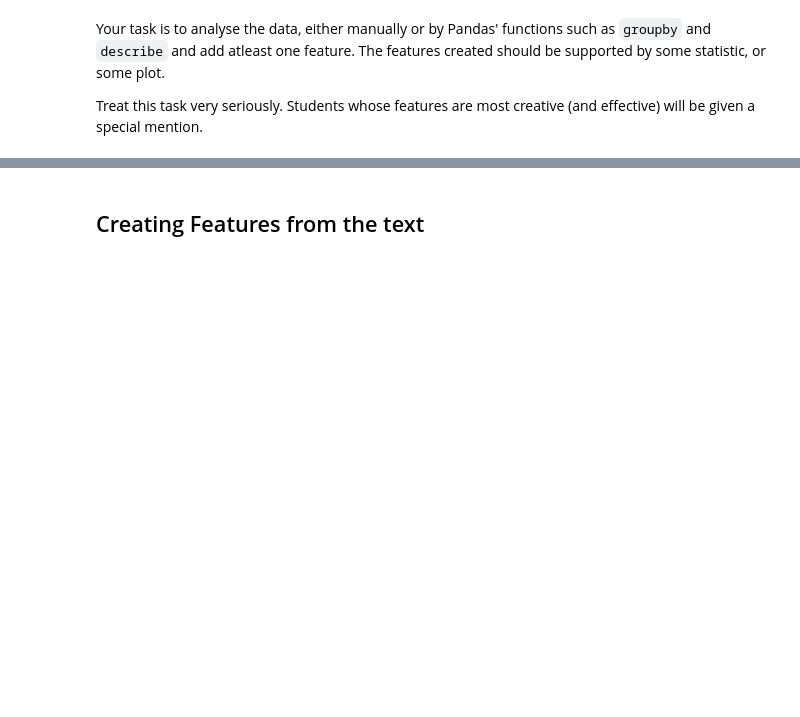
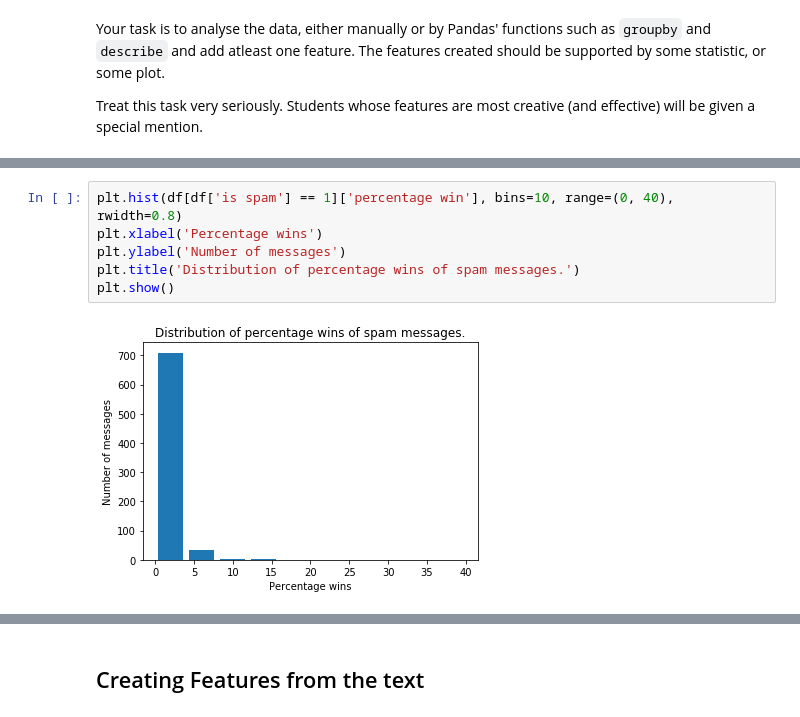
Before and after one commit to COPS-IITBHU/mlss18-assignment2, a Jupyter notebook: Assingment 2.ipynb, the cells around one changed output, grey strips where cells are left out. Cells and saved outputs as stored; diff of their text form; blank space fills up the shorter version.

```diff
--- a/Assingment 2.ipynb
+++ b/Assingment 2.ipynb
@@ -279,0 +302,8 @@ Treat this task very seriously. Students whose features are most creative (and e
+# %%
+plt.hist(df[df['is spam'] == 1]['percentage win'], bins=10, range=(0, 40), rwidth=0.8)
+plt.xlabel('Percentage wins')
+plt.ylabel('Number of messages')
+plt.title('Distribution of percentage wins of spam messages.')
+plt.show()
+# %% [output]
+[figure, added]
```
Also changed, not shown: parts of 24 cells of this notebook.
